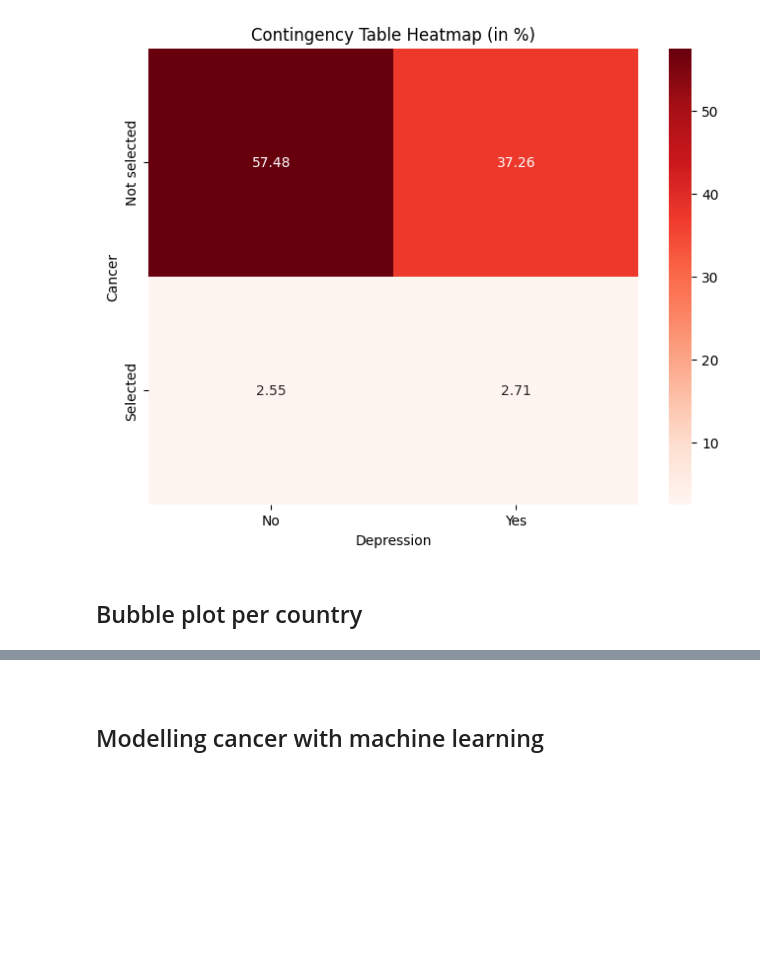
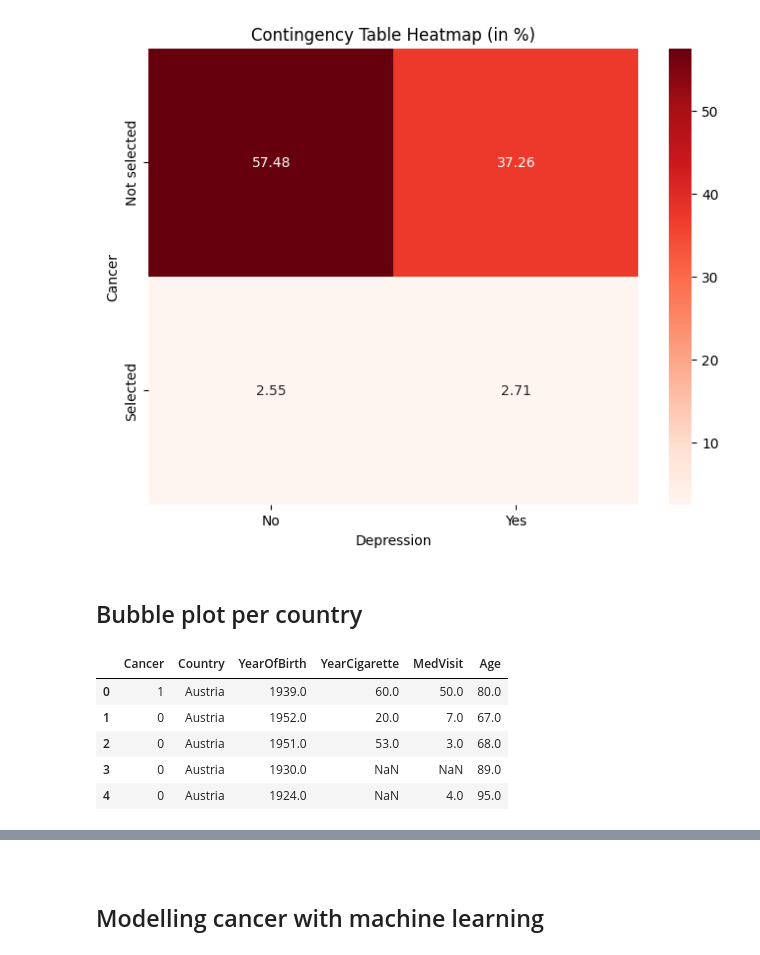
Before and after one commit to JosephBARBIERDARNAL/CIERI-Analytics.com, a Jupyter notebook: projects/share/cancer-visualization.ipynb, the cells around one changed output, grey strips where cells are left out. Cells and saved outputs as stored; diff of their text form; code cells hidden in the pictures; blank space fills up the shorter version.

```diff
--- a/projects/share/cancer-visualization.ipynb
+++ b/projects/share/cancer-visualization.ipynb
@@ -342,0 +367,24 @@ def get_dataset():
+# %%
+wave = 8
+df = get_data(wave, ['ph006d10', 'country', 'dn003_', 'br003_', 'hc602_'])
+df = id_to_name(df)
+df = deal_nan(df, wave)
+col_types = {
+    'Cancer': 'int',
+    'YearOfBirth': 'float',
+    'Country': 'category',
+    'Age': 'float',
+    'YearCigarette': 'float',
+    'MedVisit': 'float',
+}
+for col in df.columns:
+    if col in col_types.keys():
+        df[col] = df[col].astype(col_types[col])
+df.head()
+# %% [output]
+|  | Cancer | Country | YearOfBirth | YearCigarette | MedVisit | Age |
+| 0 | 1 | Austria | 1939.0 | 60.0 | 50.0 | 80.0 |
+| 1 | 0 | Austria | 1952.0 | 20.0 | 7.0 | 67.0 |
+| 2 | 0 | Austria | 1951.0 | 53.0 | 3.0 | 68.0 |
+| 3 | 0 | Austria | 1930.0 | NaN | NaN | 89.0 |
+| 4 | 0 | Austria | 1924.0 | NaN | 4.0 | 95.0 |
```
Also changed, not shown: parts of 6 cells of this notebook.
